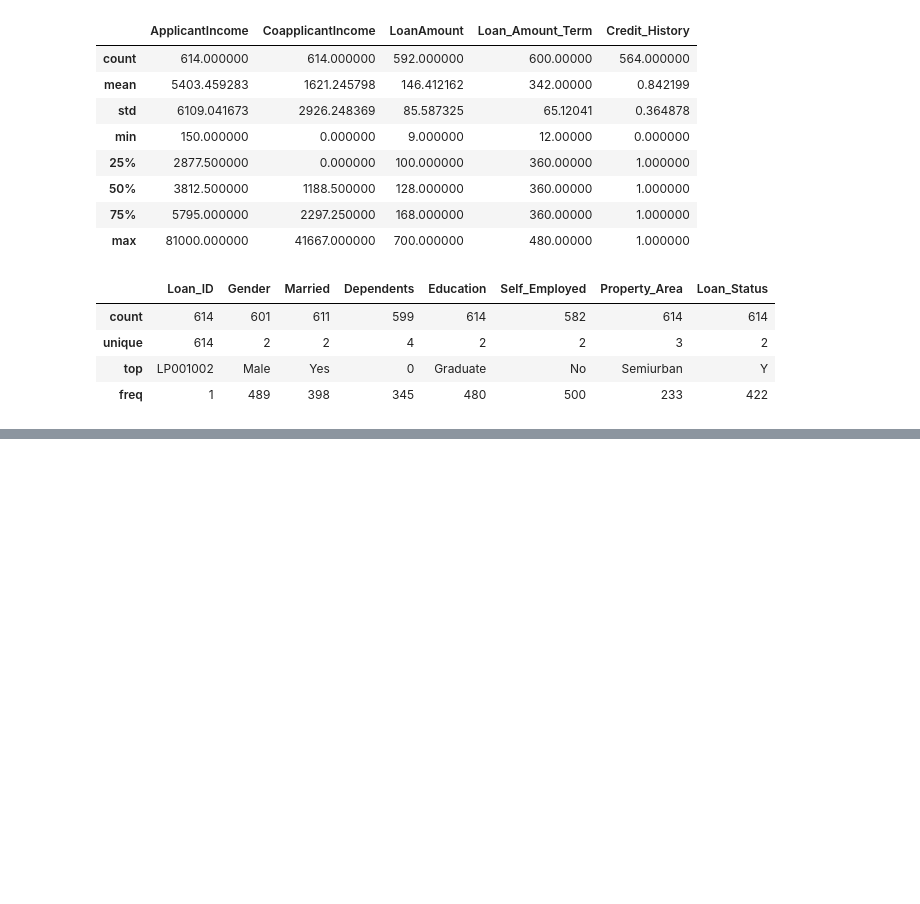
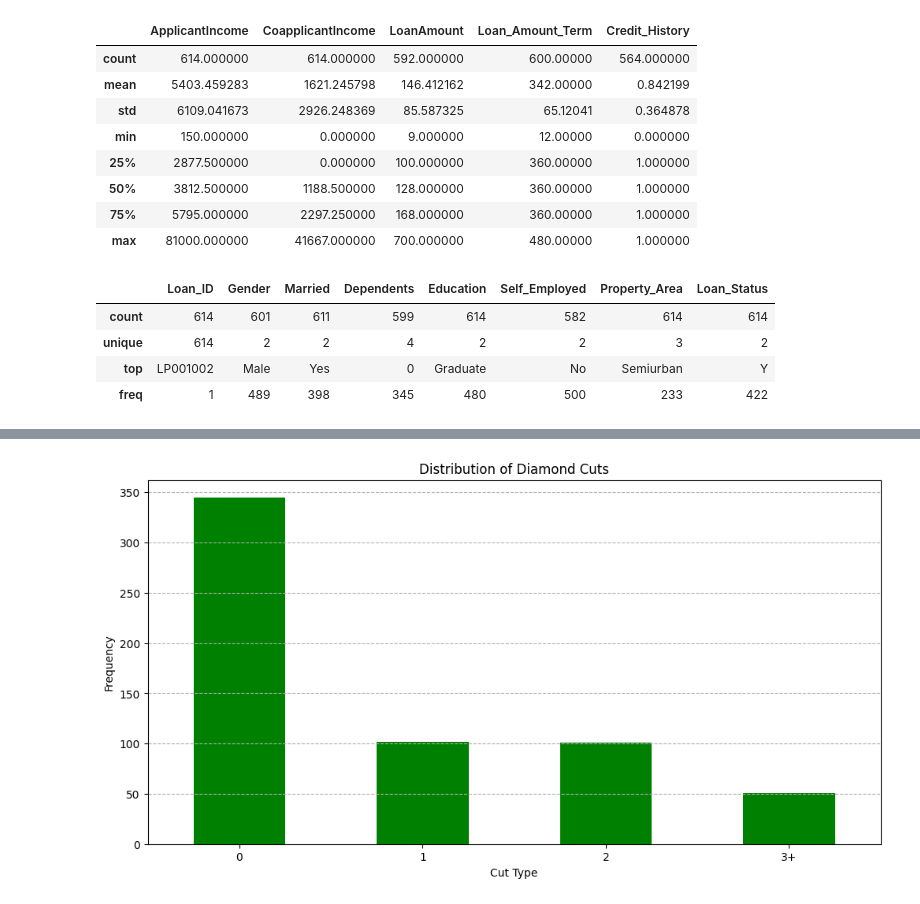
Before and after one commit to mayankanand2701/Celebal-COE-Training-2024, a Jupyter notebook: Assignment ( Week 8 )/Preprocessing and Feature Enginnering.ipynb, the cells around one changed output, grey strips where cells are left out. Cells and saved outputs as stored; diff of their text form; code cells hidden in the pictures; blank space fills up the shorter version.

```diff
--- a/Assignment ( Week 8 )/Preprocessing and Feature Enginnering.ipynb
+++ b/Assignment ( Week 8 )/Preprocessing and Feature Enginnering.ipynb
@@ -94,0 +118,3 @@ df.describe(include='object')
+# %%
+dependentCount=df['Dependents'].value_counts()
+dependentCount
@@ -94,0 +205,13 @@ df.describe(include='object')
+# %%
+# Plotting the bar chart
+
+plt.figure(figsize=(12, 6))
+dependentCount.plot(kind='bar', color='green')
+plt.title('Distribution of Diamond Cuts')
+plt.xlabel('Cut Type')
+plt.ylabel('Frequency')
+plt.xticks(rotation=0)
+plt.grid(axis='y', linestyle='--')
+plt.show()
+# %% [output]
+[figure, added]
```
Also changed, not shown: parts of 20 cells of this notebook.
